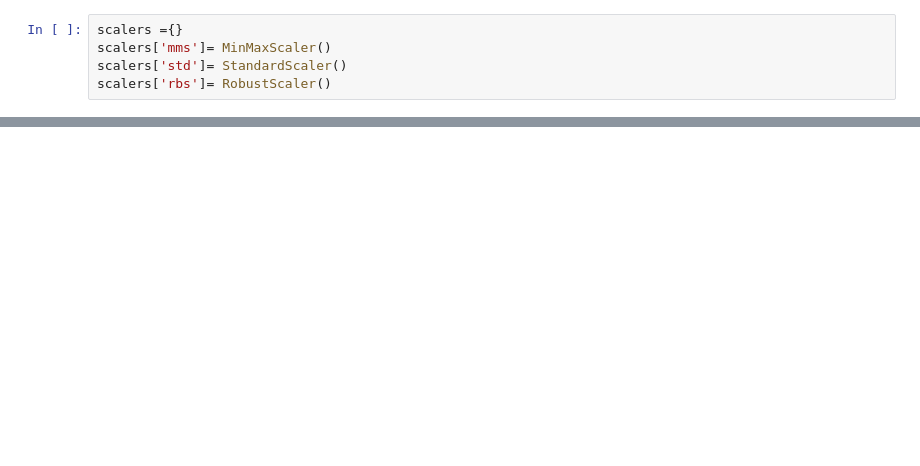
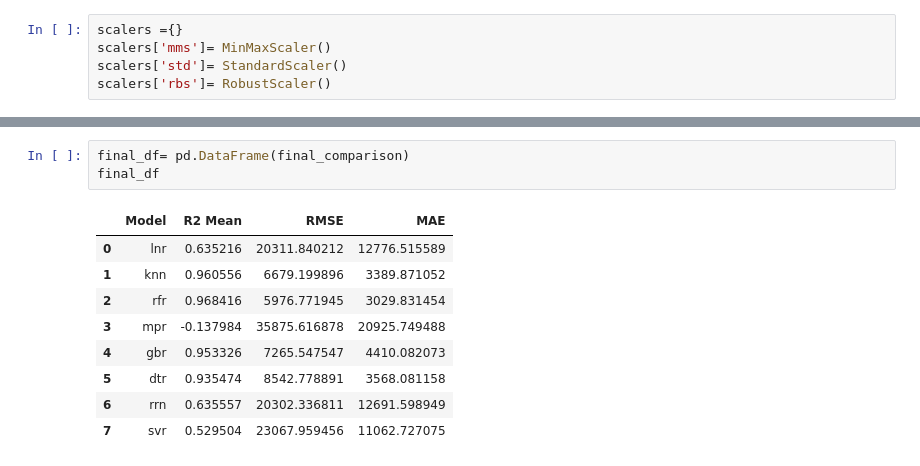
Before and after one commit to alvin0401lo/Energy_consumption_prediction_using_Machine_Learning, a Jupyter notebook: ML_assignment.ipynb, the cells around one changed output, grey strips where cells are left out. Cells and saved outputs as stored; diff of their text form; blank space fills up the shorter version.

```diff
--- a/ML_assignment.ipynb
+++ b/ML_assignment.ipynb
@@ -438,0 +524,13 @@ plt.show()
+# %%
+final_df= pd.DataFrame(final_comparison)
+final_df
+# %% [output]
+|  | Model | R2 Mean | RMSE | MAE |
+| 0 | lnr | 0.635216 | 20311.840212 | 12776.515589 |
+| 1 | knn | 0.960556 | 6679.199896 | 3389.871052 |
+| 2 | rfr | 0.968416 | 5976.771945 | 3029.831454 |
+| 3 | mpr | -0.137984 | 35875.616878 | 20925.749488 |
+| 4 | gbr | 0.953326 | 7265.547547 | 4410.082073 |
+| 5 | dtr | 0.935474 | 8542.778891 | 3568.081158 |
+| 6 | rrn | 0.635557 | 20302.336811 | 12691.598949 |
+| 7 | svr | 0.529504 | 23067.959456 | 11062.727075 |
```
Also changed, not shown: parts of 17 cells of this notebook.
